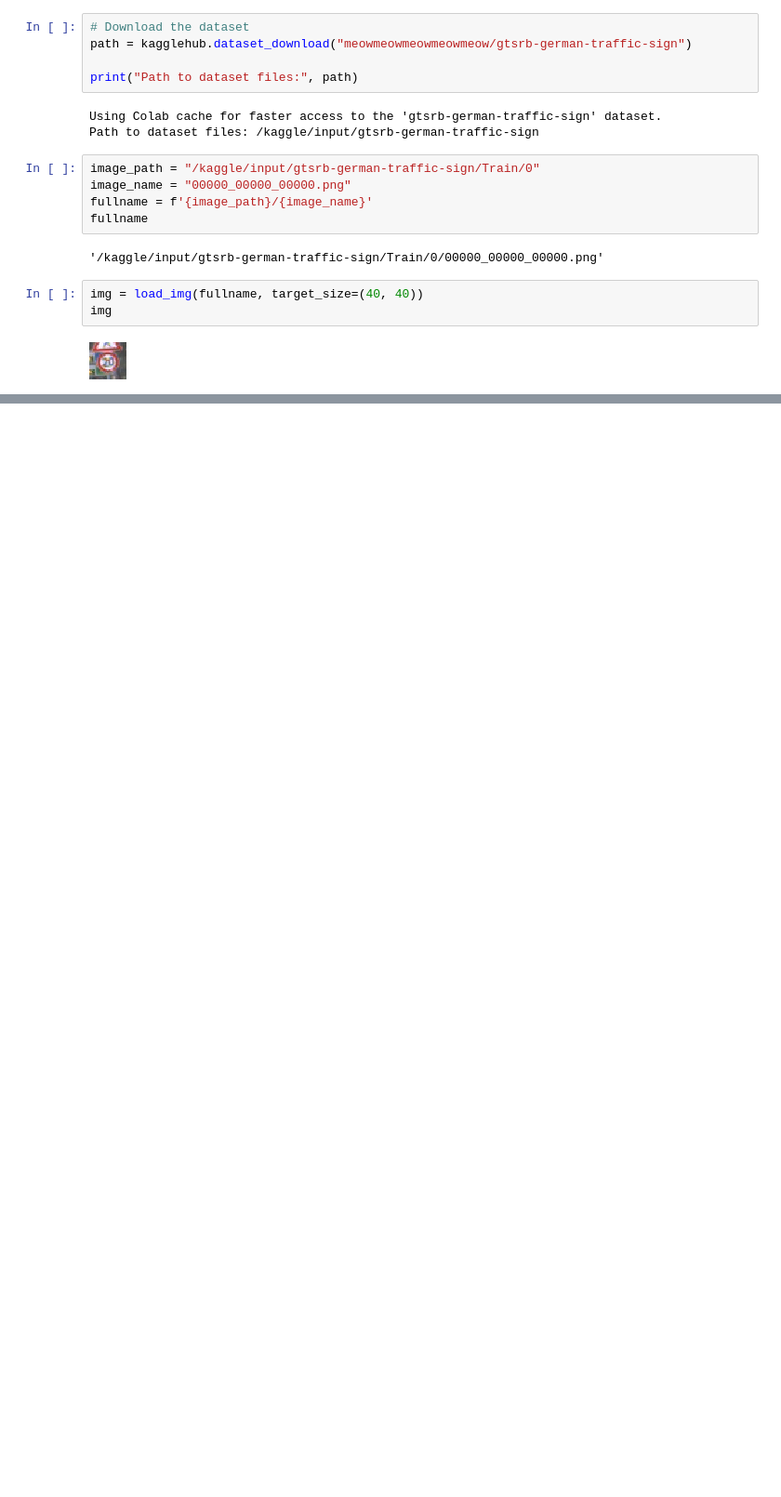
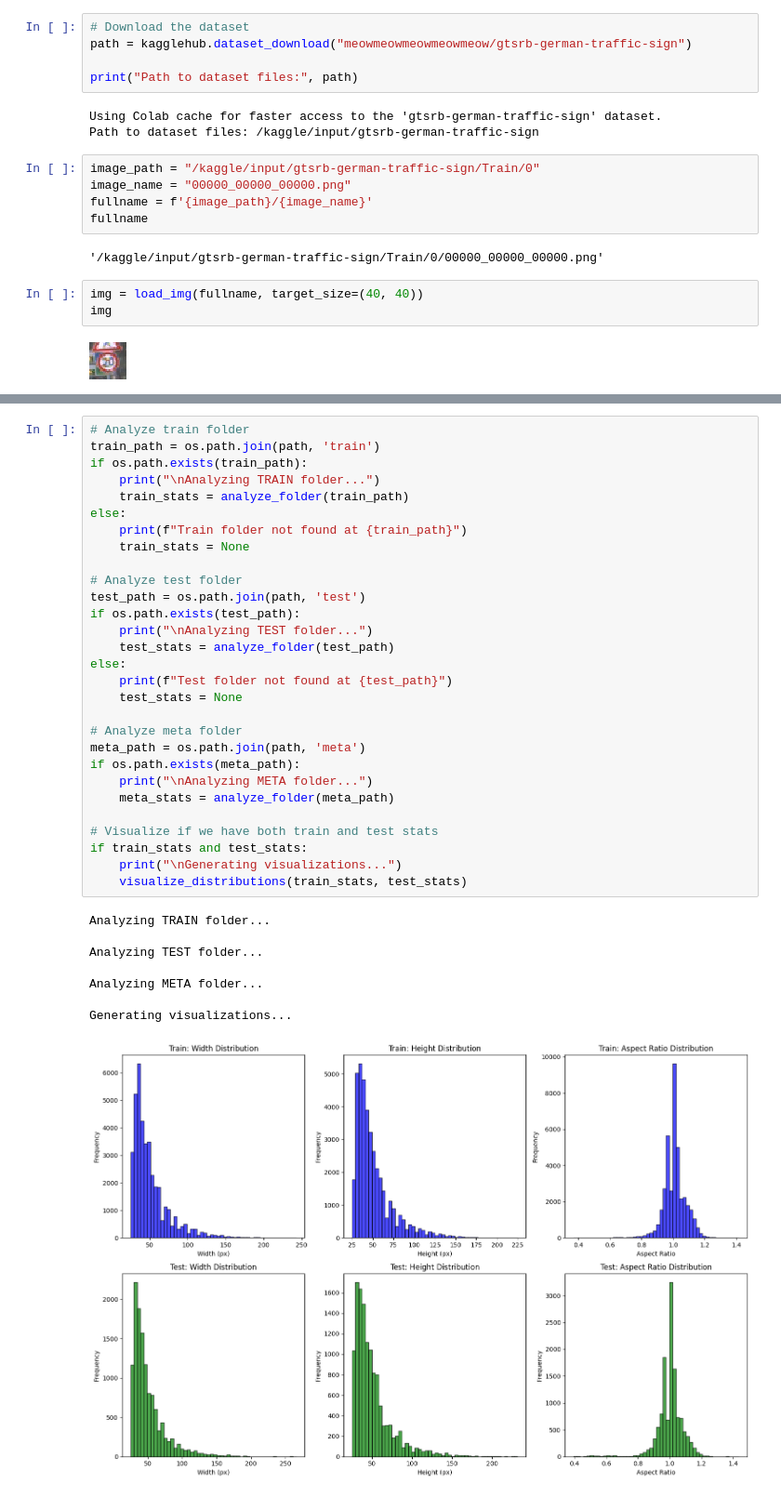
Before and after one commit to dmitrykosintsev/dtc-traffic-sign-recognition, a Jupyter notebook: notebook.ipynb, the cells around one changed output, grey strips where cells are left out. Shown at 93% size. Cells and saved outputs as stored; diff of their text form; blank space fills up the shorter version.

```diff
--- a/notebook.ipynb
+++ b/notebook.ipynb
@@ -36,0 +125,38 @@ img
+# %%
+# Analyze train folder
+train_path = os.path.join(path, 'train')
+if os.path.exists(train_path):
+    print("\nAnalyzing TRAIN folder...")
+    train_stats = analyze_folder(train_path)
+else:
+    print(f"Train folder not found at {train_path}")
+    train_stats = None
+
+# Analyze test folder
+test_path = os.path.join(path, 'test')
+if os.path.exists(test_path):
+    print("\nAnalyzing TEST folder...")
+    test_stats = analyze_folder(test_path)
+else:
+    print(f"Test folder not found at {test_path}")
+    test_stats = None
+
+# Analyze meta folder
+meta_path = os.path.join(path, 'meta')
+if os.path.exists(meta_path):
+    print("\nAnalyzing META folder...")
+    meta_stats = analyze_folder(meta_path)
+
+# Visualize if we have both train and test stats
+if train_stats and test_stats:
+    print("\nGenerating visualizations...")
+    visualize_distributions(train_stats, test_stats)
+# %% [output]
+Analyzing TRAIN folder...
+
+Analyzing TEST folder...
+
+Analyzing META folder...
+
+Generating visualizations...
+[figure, added]
```
Also changed, not shown: parts of 27 cells of this notebook.
